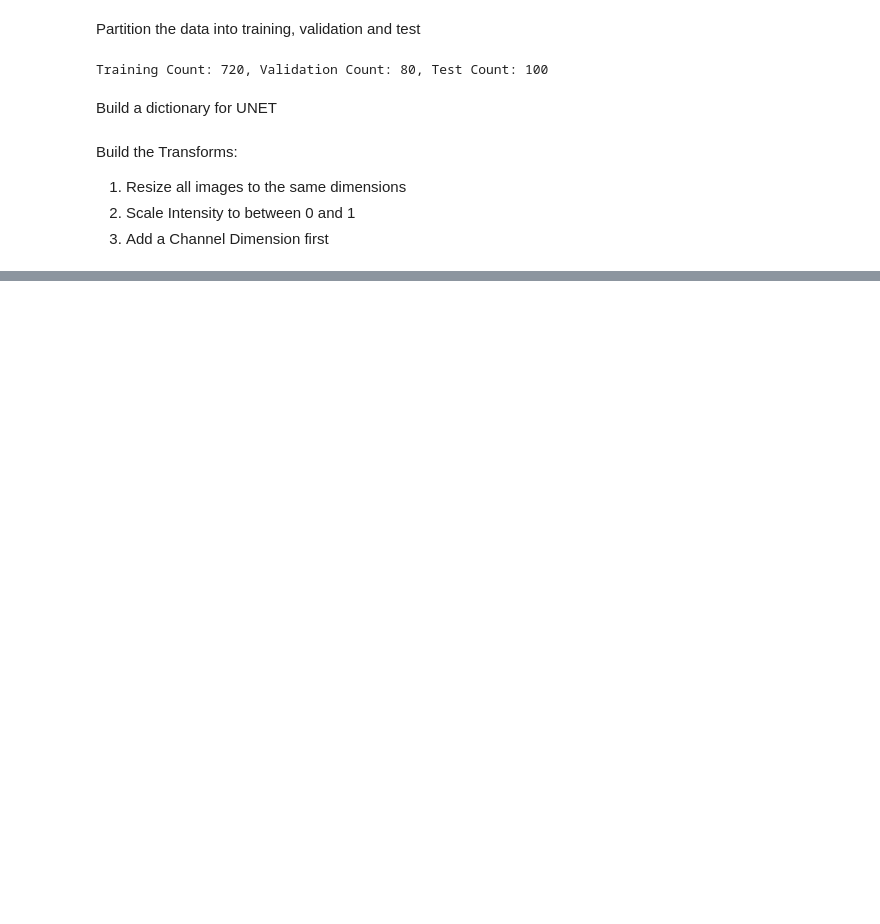
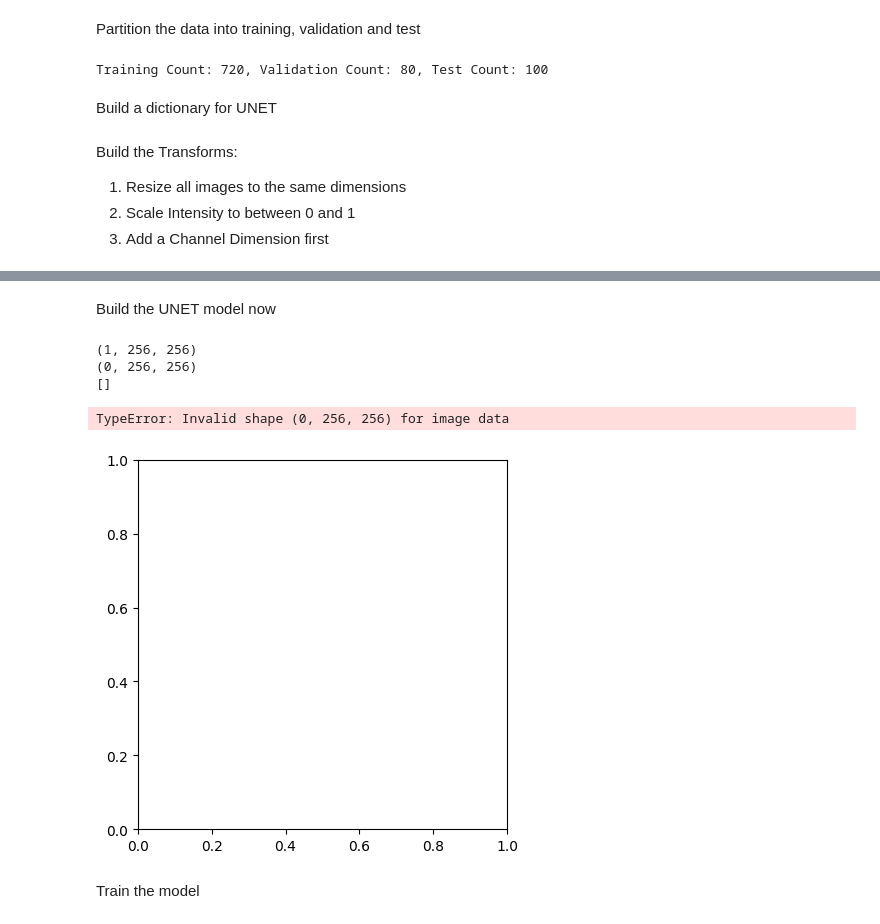
Before and after one commit to OmdenaAI/topeka-chapter-ejection-fraction, a Jupyter notebook: src/tasks/task-2-data-processing/dpai_tasks/CAMUS_Model_Development.ipynb, the cells around one changed output, grey strips where cells are left out. Saved outputs shown, nothing was run; the diff lists cells and outputs as text; code cells hidden in the pictures; blank space fills up the shorter version.

```diff
--- a/src/tasks/task-2-data-processing/dpai_tasks/CAMUS_Model_Development.ipynb
+++ b/src/tasks/task-2-data-processing/dpai_tasks/CAMUS_Model_Development.ipynb
@@ -522,0 +537,2 @@ train_ds = CacheDataset(data=train_dicts[0:3], transform=train_transforms, cache
+# %% [markdown]
+Build the UNET model now
@@ -522,0 +565,23 @@ train_ds = CacheDataset(data=train_dicts[0:3], transform=train_transforms, cache
+# %%
+im = PIL.Image.open(training_4chamber_image_files[0][0][1])
+loader = LoadImaged(keys='label')
+image = loader(train_dicts[0])
+#arr = np.array(im)
+#print(image)
+ed  = EnsureChannelFirstd(keys='label')
+lambd = Lambdad(keys='label', func=lambda x: x[0:1]*0.2125 + x[1:2]*0.7154 + x[2:3]*0.0721)
+#show_image(arr)
+arr1 = ed(image)
+print(arr1['label'].shape)
+arr2 = lambd(arr1)
+print(arr2['label'].shape)
+print(np.unique(arr2['label']))
+show_image(np.squeeze(arr2['label']))
+# %% [output]
+(1, 256, 256)
+(0, 256, 256)
+[]
+TypeError: Invalid shape (0, 256, 256) for image data
+[figure, added]
+# %% [markdown]
+Train the model
```
Also changed, not shown: parts of 13 cells of this notebook.
